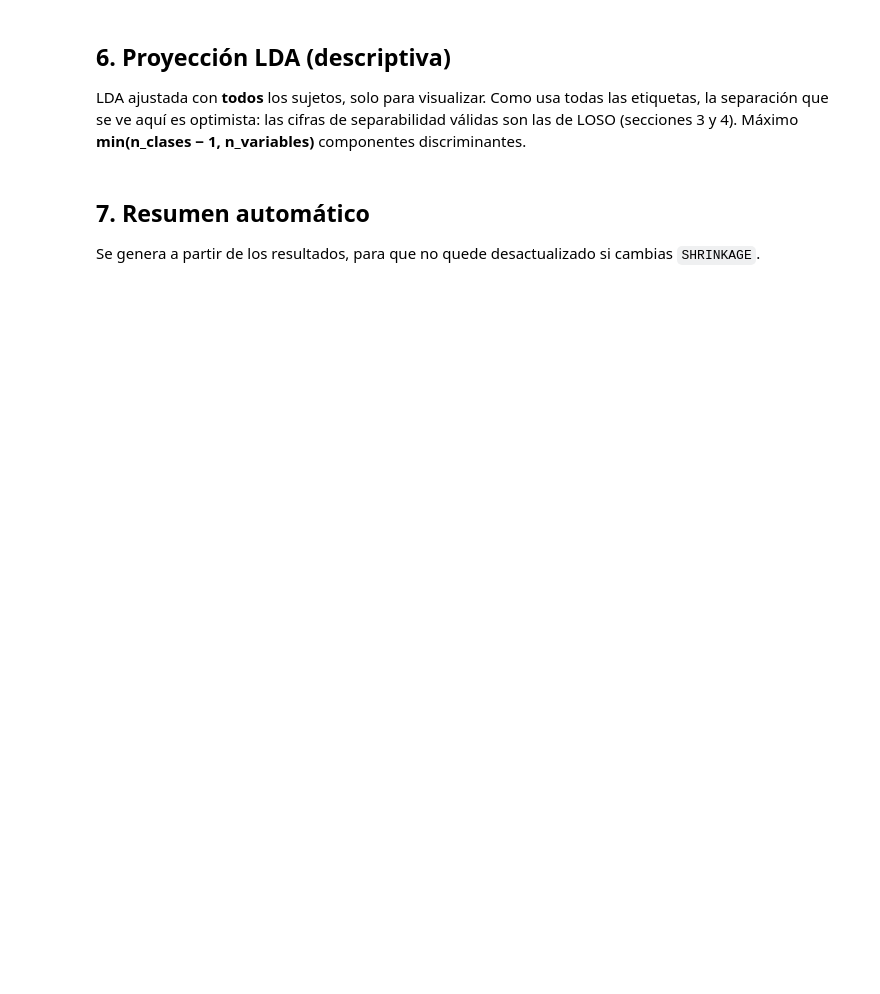
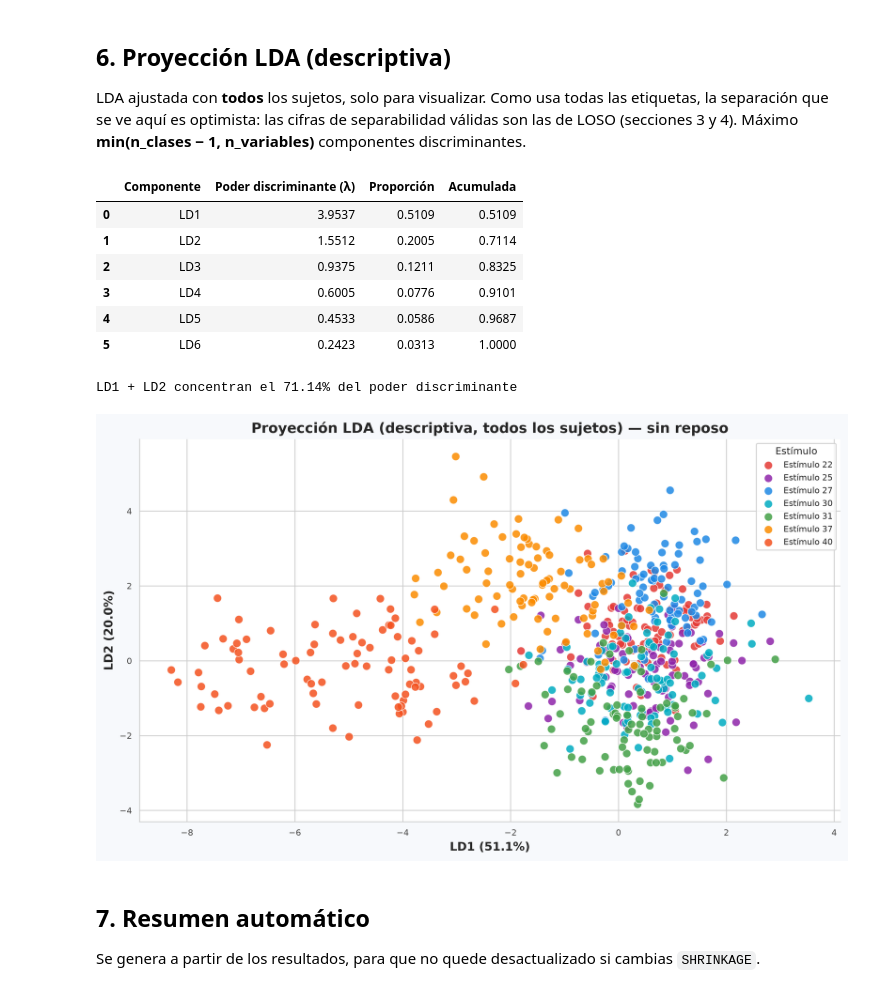
Before and after one commit to mariabda2/sEMG-ArmBand, a Jupyter notebook: notebooks/07_separability_analysis.ipynb, the cells around one changed output. Cells and saved outputs as stored; diff of their text form; code cells hidden in the pictures; blank space fills up the shorter version.

```diff
--- a/notebooks/07_separability_analysis.ipynb
+++ b/notebooks/07_separability_analysis.ipynb
@@ -44,8 +44,9 @@ sns.set_style('whitegrid')
 plt.rcParams.update({'figure.dpi': 120, 'font.size': 11})
 
 # ---------------- Parámetros ----------------
-DATA_PATH = '../data/master/intact_boxcox_fused.csv'
-FEATURE_COLS = ['VAR_STD', 'Range', 'Energy', 'Peak_to_Peak', 'VAR', 'Max', 'MNF', 'SSC']
+DATA_PATH = '../data/prueba/df_flat_wnd_mean.csv'
+df = pd.read_csv(DATA_PATH)
+FEATURE_COLS = list(df.columns[3:])
 SAVE_DIR = '../figures/separabilidad_fused'
 
 # Shrinkage de Ledoit-Wolf para LDA: estabiliza la covarianza (las variables de amplitud
@@ -367,35 +476,59 @@ Máximo **min(n_clases − 1, n_variables)** componentes discriminantes.
 # %%
 lda_vis = make_lda(for_transform=True)
 X_lda = lda_vis.fit_transform(X, y)
-evr = lda_vis.explained_variance_ratio_[:X_lda.shape[1]]
+
+def fisher_axis(z, y):
+    """Razón entre-clases / intra-clases de una proyección 1D (siempre >= 0)."""
+    mu = z.mean()
+    sb = sw = 0.0
+    for c in np.unique(y):
+        zc = z[y == c]
+        sb += len(zc) * (zc.mean() - mu) ** 2
+        sw += ((zc - zc.mean()) ** 2).sum()
+    return sb / sw
+
+pod = np.array([fisher_axis(X_lda[:, k], y) for k in range(X_lda.shape[1])])
+evr = pod / pod.sum()          # suma 1, todo en [0, 1]
 
 var_df = pd.DataFrame({
     'Componente': [f'LD{i+1}' for i in range(len(evr))],
-    'Varianza explicada': evr,
+    'Poder discriminante (λ)': pod,
+    'Proporción': evr,
     'Acumulada': np.cumsum(evr),
 })
-display(var_df.style.format({'Varianza explicada': '{:.4f}', 'Acumulada': '{:.4f}'}))
-print(f'LD1 + LD2 explican el {evr[:2].sum()*100:.2f}% de la varianza discriminante')
+display(var_df.style.format({'Poder discriminante (λ)': '{:.4f}',
+                             'Proporción': '{:.4f}', 'Acumulada': '{:.4f}'}))
+print(f'LD1 + LD2 concentran el {evr[:2].sum()*100:.2f}% del poder discriminante')
 
 fig, ax = plt.subplots(figsize=(10, 6), dpi=300)
 fig.patch.set_facecolor('#F7F9FC')
 ax.set_facecolor('#FFFFFF')
 
 for stim, color in zip(STIMULI, STIM_COLORS):
     mask = y == stim
     ax.scatter(X_lda[mask, 0], X_lda[mask, 1], s=60, alpha=0.85,
                edgecolor='white', linewidth=0.6, color=color, label=f'Estímulo {stim}')
 
 ax.set_xlabel(f'LD1 ({evr[0]*100:.1f}%)', fontweight='bold')
 ax.set_ylabel(f'LD2 ({evr[1]*100:.1f}%)', fontweight='bold')
 ax.set_title('Proyección LDA (descriptiva, todos los sujetos) — sin reposo', fontweight='bold')
 ax.spines[['top', 'right']].set_visible(False)
 ax.spines[['left', 'bottom']].set_color('#CCCCCC')
 ax.tick_params(colors='#444444', labelsize=8)
 ax.legend(title='Estímulo', frameon=True, loc='best', fontsize=8, title_fontsize=9)
 plt.tight_layout()
 plt.savefig(f'{SAVE_DIR}/lda_projection.pdf', dpi=300, bbox_inches='tight')
 plt.show()
+# %% [output]
+|  | Componente | Poder discriminante (λ) | Proporción | Acumulada |
+| 0 | LD1 | 3.9537 | 0.5109 | 0.5109 |
+| 1 | LD2 | 1.5512 | 0.2005 | 0.7114 |
+| 2 | LD3 | 0.9375 | 0.1211 | 0.8325 |
+| 3 | LD4 | 0.6005 | 0.0776 | 0.9101 |
+| 4 | LD5 | 0.4533 | 0.0586 | 0.9687 |
+| 5 | LD6 | 0.2423 | 0.0313 | 1.0000 |
+LD1 + LD2 concentran el 71.14% del poder discriminante
+[figure, added]
 # %% [markdown]
 ## 7. Resumen automático
 
```
Also changed, not shown: parts of 14 cells of this notebook, 8 other files.
